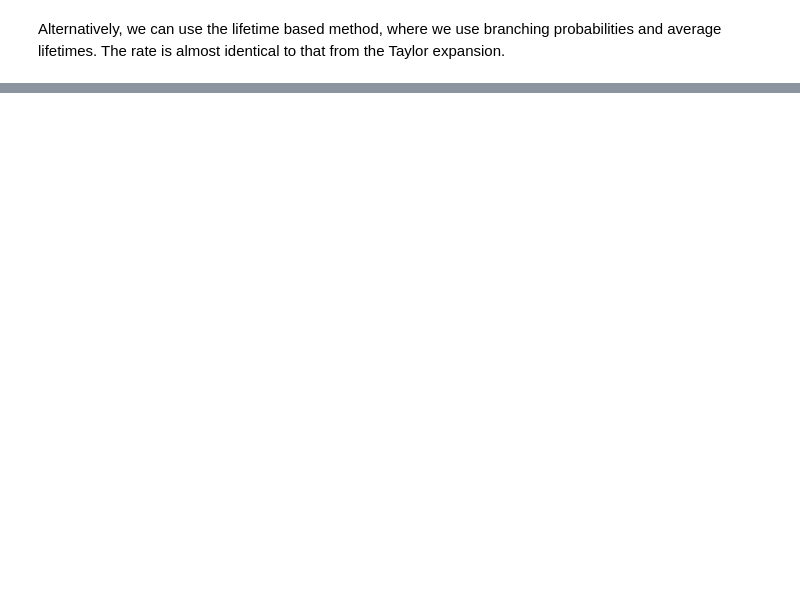
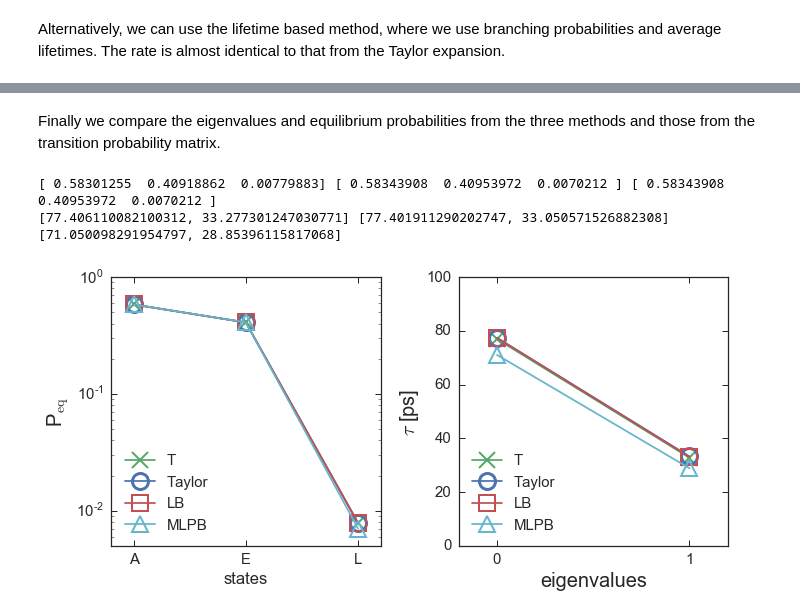
Before and after one commit to BioKT/MasterMSM, a Jupyter notebook: examples/alanine_dipeptide/ala_dipeptide_maxlike.ipynb, the cells around one changed output, grey strips where cells are left out. Cells and saved outputs as stored; diff of their text form; code cells hidden in the pictures; blank space fills up the shorter version.

```diff
--- a/examples/alanine_dipeptide/ala_dipeptide_maxlike.ipynb
+++ b/examples/alanine_dipeptide/ala_dipeptide_maxlike.ipynb
@@ -49,4 +56,7 @@ Tge rate can be calculated using a simple Taylor expansion. The  method produces
 # %%
 msm_alaTB.msms[1].do_rate()
-msm_alaTB.msms[1].rate
+print msm_alaTB.msms[1].rate
+rate_Taylor = msm_alaTB.msms[1].rate
+tau_Taylor = msm_alaTB.msms[1].tauK
+peq_Taylor = msm_alaTB.msms[1].peqK
 # %% [output]
@@ -93,0 +96,42 @@ _ = ax.set_ylim(np.min(msm_alaTB.msms[1].ml),np.mean(msm_alaTB.msms[1].ml))
+# %% [markdown]
+Finally we compare the eigenvalues and equilibrium probabilities from the three methods and those from the transition probability matrix.
+# %%
+fig, ax = subplots(1,2, figsize=(10,5))
+ax[0].plot(msm_alaTB.msms[1].peqT, 'x-', markersize=16, markeredgewidth=2,\
+           color='g', markeredgecolor='g', markerfacecolor='None', label='T')
+ax[0].plot(peq_Taylor, 'o-', markersize=16, markeredgewidth=3, \
+           color='b', markeredgecolor='b', markerfacecolor='None', label='Taylor')
+ax[0].plot(msm_alaTB.peqK, 's-', markersize=16,markeredgewidth=2, \
+           color='r', markeredgecolor='r', markerfacecolor='None', label='LB')
+ax[0].plot(msm_alaTB.msms[1].peqK, '^-', markersize=16, markeredgewidth=2,\
+           color='c', markeredgecolor='c', markerfacecolor='None', label='MLPB')
+ax[0].set_xlim(-0.2,2.2)
+ax[0].set_xlabel('states')
+ax[0].set_ylim(5e-3,1)
+ax[0].set_xticks([0,1,2])
+ax[0].set_xticklabels(["A","E", "L"])
+ax[0].set_ylabel('P$_\mathrm{eq}$', fontsize=20)
+ax[0].set_yscale('log')
+print msm_alaTB.msms[1].peqT, msm_alaTB.msms[1].peqK, msm_alaTB.msms[1].peqK
+
+print tau_Taylor, msm_alaTB.tauK, msm_alaTB.msms[1].tauK
+ax[1].plot(msm_alaTB.msms[1].tauT, 'x-', markersize=16, markeredgewidth=2,\
+            color='g', markeredgecolor='g', markerfacecolor='None', label='T')
+ax[1].plot(tau_Taylor, 'o-', markersize=16, markeredgewidth=3, \
+           color='b', markeredgecolor='b', markerfacecolor='None', label='Taylor')
+ax[1].plot(msm_alaTB.tauK, 's-', markersize=16,markeredgewidth=2, \
+           color='r', markeredgecolor='r', markerfacecolor='None', label='LB')
+ax[1].plot(msm_alaTB.msms[1].tauK, '^-', markersize=16, markeredgewidth=2,\
+            color='c', markeredgecolor='c', markerfacecolor='None', label='MLPB')
+ax[1].set_ylabel(r'$\tau$ [ps]', fontsize=20)
+ax[1].set_xlabel('eigenvalues', fontsize=20)
+ax[1].set_xlim(-0.2,1.2)
+ax[1].set_ylim(0,100)
+ax[1].set_xticks([0,1])
+ax[0].legend(loc=3)
+ax[1].legend(loc=3)
+plt.tight_layout()
+# %% [output]
+[ 0.58301255  0.40918862  0.00779883] [ 0.58343908  0.40953972  0.0070212 ] [ 0.58343908  0.40953972  0.0070212 ]
+[77.406110082100312, 33.277301247030771] [77.401911290202747, 33.050571526882308] [71.050098291954797, 28.85396115817068]
+[figure, added]
```
Also changed, not shown: parts of 16 cells of this notebook, 2 other files.
